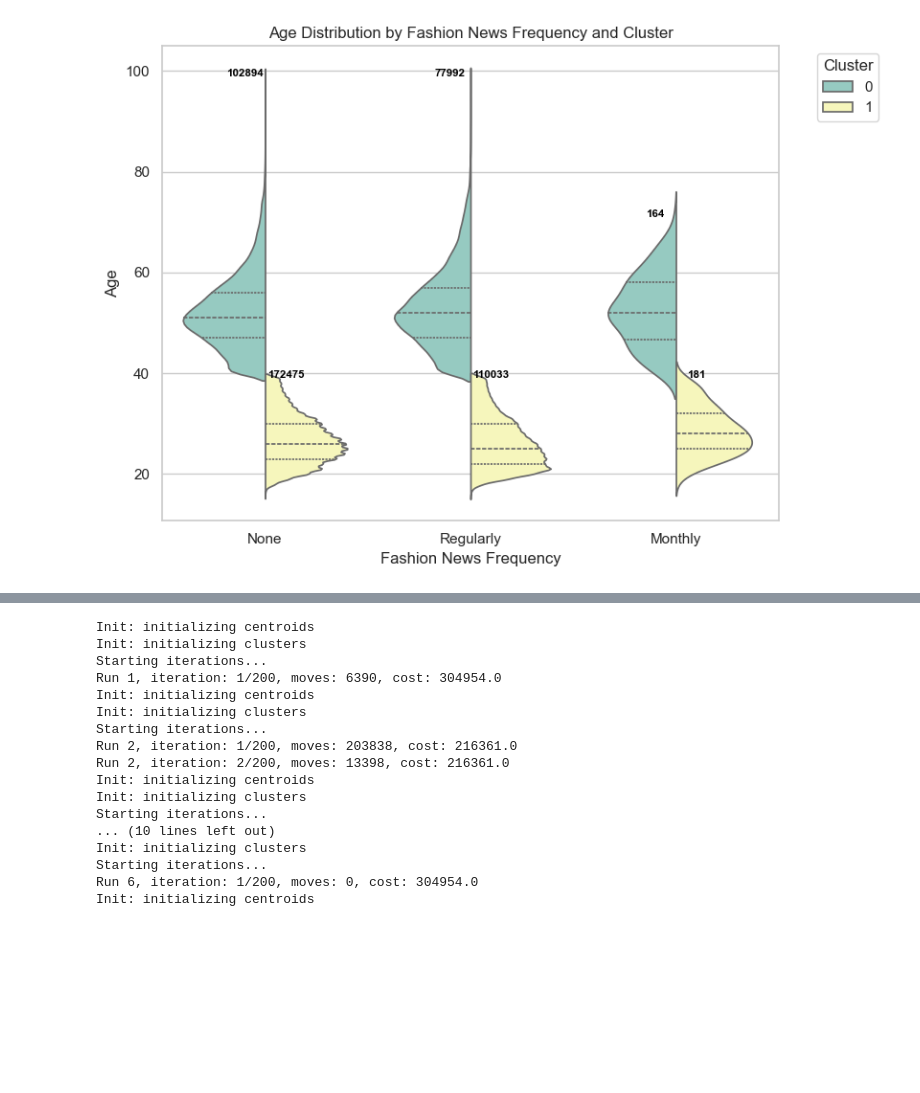
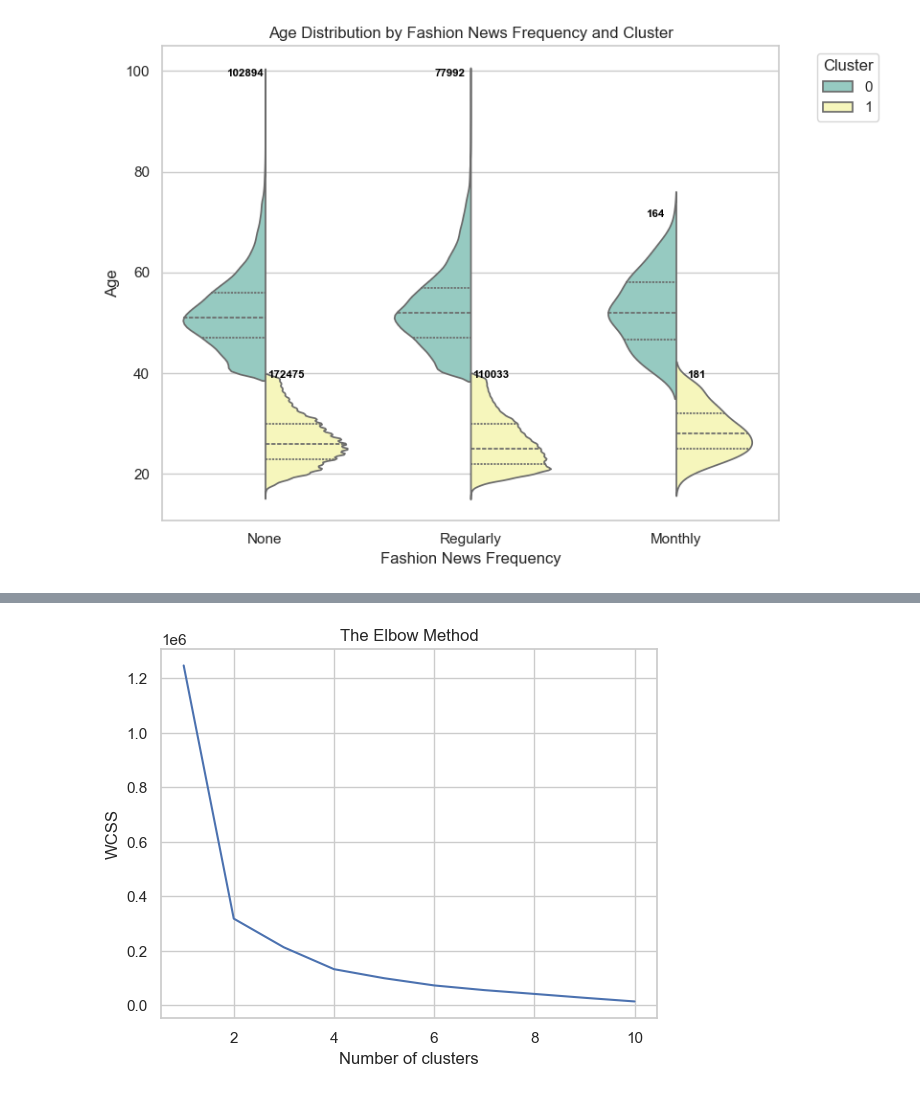
Before and after one commit to aldensiol/FashoReco, a Jupyter notebook: customer-segmentation.ipynb, the cells around one changed output, grey strips where cells are left out. Saved outputs shown, nothing was run; the diff lists cells and outputs as text; code cells hidden in the pictures; blank space fills up the shorter version.

```diff
--- a/customer-segmentation.ipynb
+++ b/customer-segmentation.ipynb
@@ -120,6 +117 @@ Short          44555
 Name: count, dtype: int64
-# %%
-# drop 'hours_between_purchases_scaled' column
-df_c_train_fe = df_c_train_fe.drop(columns=['hours_between_purchases_scaled'])
-
-df_c_train_fe.head()
@@ -281,29 +227,25 @@ Best run was number 5
-# %%
-# From above, the optimal number of clusters is 4
-kmodes_full = KModes(n_clusters=4, init="Huang", n_init=10, max_iter=200, verbose=0)
-
-kmodes_full.fit(df_c_train_fe[['spending_power', 'purchase_behaviour']])
-
-# Directly obtain the cluster labels for the full dataset from the fitting process
-clusters_km_full = kmodes_full.labels_
-
-# Assign the cluster labels to the full dataset
-df_c_train_fe['Transactional_Behaviour_Cluster'] = clusters_km_full
-# %% [output]
-Init: initializing centroids
-Init: initializing clusters
-Starting iterations...
-Run 1, iteration: 1/200, moves: 6390, cost: 304954.0
-Init: initializing centroids
-Init: initializing clusters
-Starting iterations...
-Run 2, iteration: 1/200, moves: 203838, cost: 216361.0
-Run 2, iteration: 2/200, moves: 13398, cost: 216361.0
-Init: initializing centroids
-Init: initializing clusters
-Starting iterations...
-... (10 lines left out)
-Init: initializing clusters
-Starting iterations...
-Run 6, iteration: 1/200, moves: 0, cost: 304954.0
-Init: initializing centroids
+# %%
+# convert categorical features into encoded labels, to preserve ordinal nature
+spending_power_map = {'Low': 0, 'Medium': 1, 'High': 2}
+purchase_behaviour_map = {'Never': 4, 'Very Long': 3, 'Long': 2, 'Medium': 1, 'Short': 0}
+df_c_train_fe['spending_power_encoded'] = df_c_train_fe['spending_power'].map(spending_power_map)
+df_c_train_fe['purchase_behaviour_encoded'] = df_c_train_fe['purchase_behaviour'].map(purchase_behaviour_map)
+# %%
+from sklearn.cluster import KMeans
+
+# find optimal clusters for KModes
+X = df_c_train_fe[['spending_power_encoded', 'purchase_behaviour_encoded']]
+
+wcss = []
+for i in range(1, 11):
+    kmeans = KMeans(n_clusters=i, init='k-means++', max_iter=300, n_init=10, random_state=0)
+    kmeans.fit(X)
+    wcss.append(kmeans.inertia_)
+
+plt.plot(range(1, 11), wcss)
+plt.title('The Elbow Method')
+plt.xlabel('Number of clusters')
+plt.ylabel('WCSS')
+plt.show()
+# %% [output]
+[figure, added]
```
Also changed, not shown: parts of 22 cells of this notebook.
